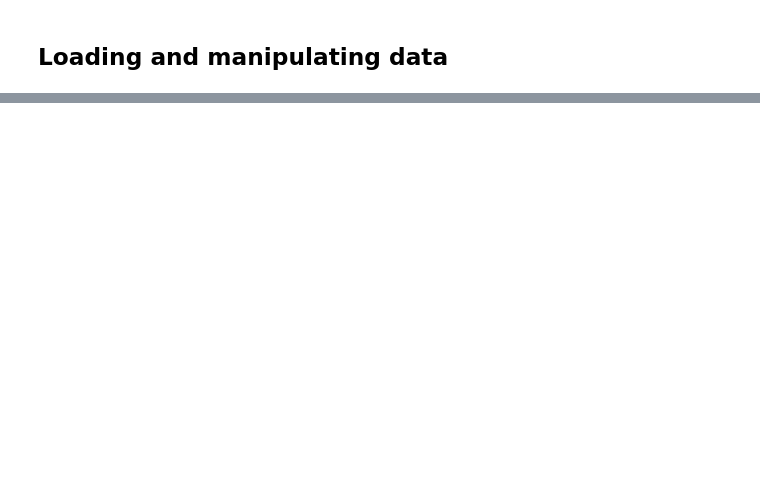
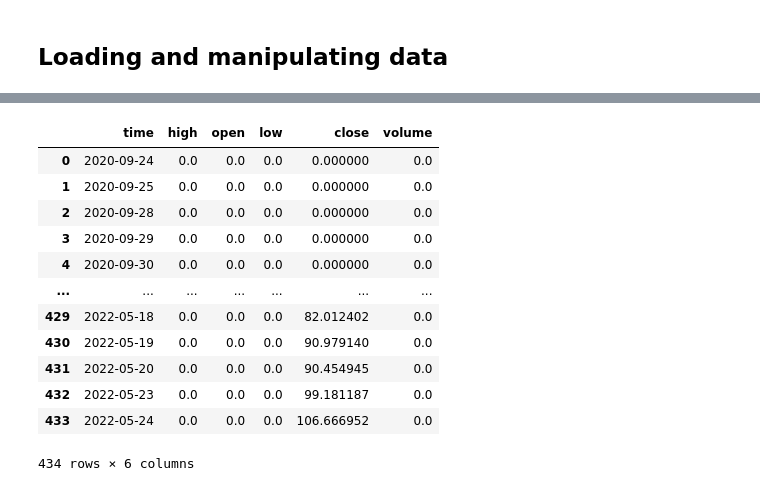
Before and after one commit to francoishcm/BackTesting, a Jupyter notebook: Zipline_Reloaded_BacktestEngine_5_26052022.ipynb, the cells around one changed output, grey strips where cells are left out. Cells and saved outputs as stored; diff of their text form; code cells hidden in the pictures; blank space fills up the shorter version.

```diff
--- a/Zipline_Reloaded_BacktestEngine_5_26052022.ipynb
+++ b/Zipline_Reloaded_BacktestEngine_5_26052022.ipynb
@@ -1243,0 +1384,17 @@ df.to_csv('/content/drive/MyDrive/Colab Notebooks/My Project Folder/crypto/crypt
+# %%
+df2 = pd.read_csv('/content/drive/MyDrive/Colab Notebooks/My Project Folder/crypto/crypto weekday data/AAVE_weekday.csv')
+df2
+# %% [output]
+|  | time | high | open | low | close | volume |
+| 0 | 2020-09-24 | 0.0 | 0.0 | 0.0 | 0.000000 | 0.0 |
+| 1 | 2020-09-25 | 0.0 | 0.0 | 0.0 | 0.000000 | 0.0 |
+| 2 | 2020-09-28 | 0.0 | 0.0 | 0.0 | 0.000000 | 0.0 |
+| 3 | 2020-09-29 | 0.0 | 0.0 | 0.0 | 0.000000 | 0.0 |
+| 4 | 2020-09-30 | 0.0 | 0.0 | 0.0 | 0.000000 | 0.0 |
+| ... | ... | ... | ... | ... | ... | ... |
+| 429 | 2022-05-18 | 0.0 | 0.0 | 0.0 | 82.012402 | 0.0 |
+| 430 | 2022-05-19 | 0.0 | 0.0 | 0.0 | 90.979140 | 0.0 |
+| 431 | 2022-05-20 | 0.0 | 0.0 | 0.0 | 90.454945 | 0.0 |
+| 432 | 2022-05-23 | 0.0 | 0.0 | 0.0 | 99.181187 | 0.0 |
+| 433 | 2022-05-24 | 0.0 | 0.0 | 0.0 | 106.666952 | 0.0 |
+434 rows × 6 columns
```
Also changed, not shown: parts of 18 cells of this notebook.
